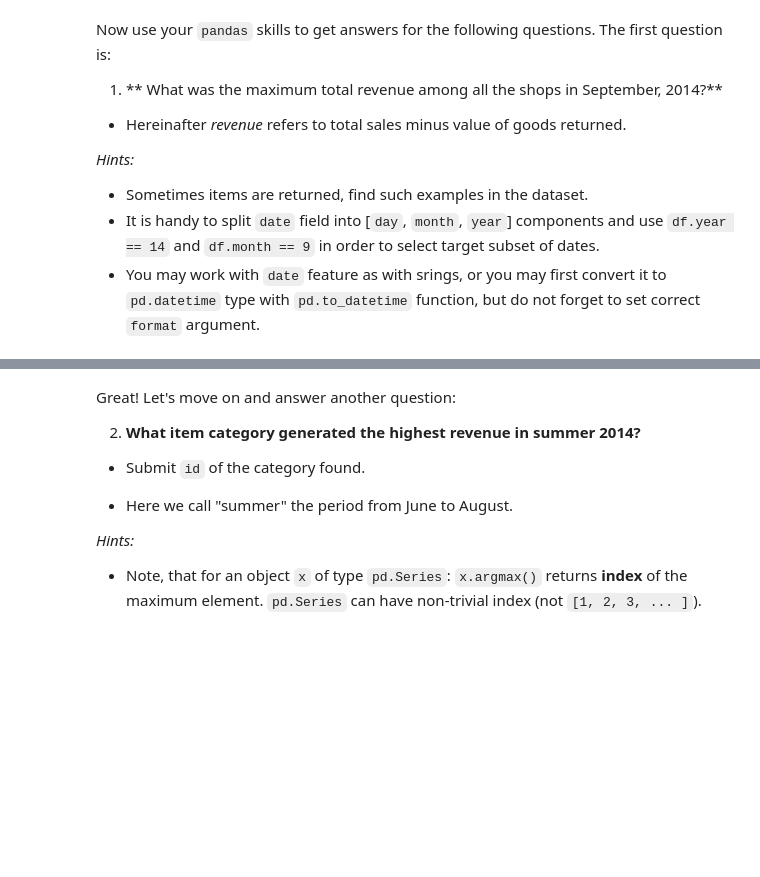
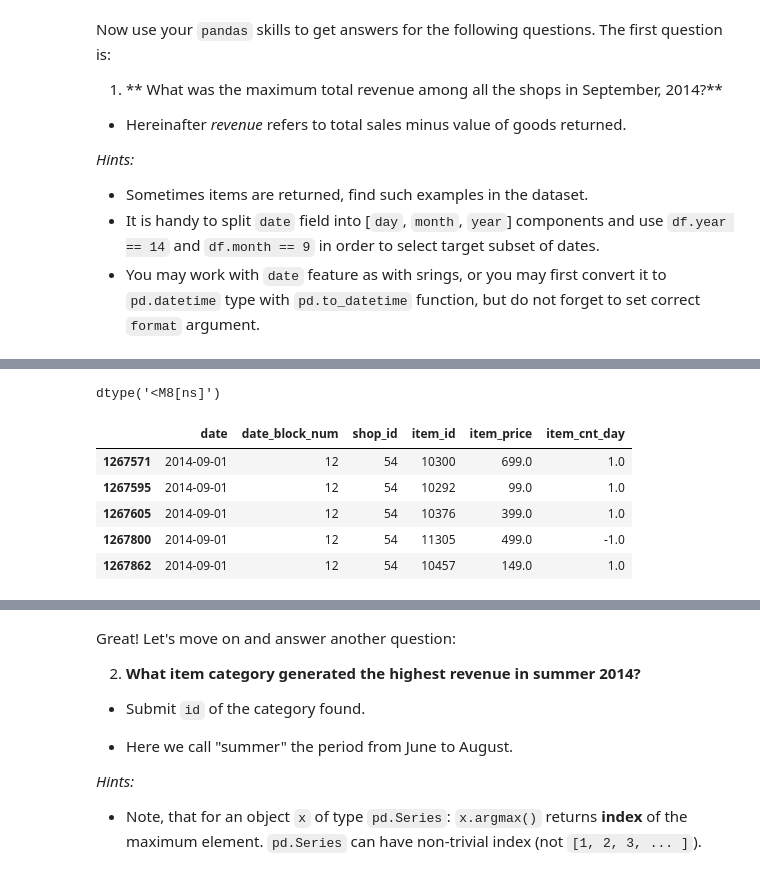
Before and after one commit to jchudb93/competitive-data-science, a Jupyter notebook: Programming assignment, week 1: Pandas basics/PandasBasics.ipynb, the cells around one changed output, grey strips where cells are left out. Drawn from its saved outputs; the diff is of its cells as text; code cells hidden in the pictures; blank space fills up the shorter version.

```diff
--- a/Programming assignment, week 1: Pandas basics/PandasBasics.ipynb
+++ b/Programming assignment, week 1: Pandas basics/PandasBasics.ipynb
@@ -90,0 +108,4 @@ The first question is:
+# %%
+transactions['date'].dtype
+# %% [output]
+dtype('<M8[ns]')
@@ -90,0 +114,9 @@ The first question is:
+# %%
+september_transactions.head()
+# %% [output]
+|  | date | date_block_num | shop_id | item_id | item_price | item_cnt_day |
+| 1267571 | 2014-09-01 | 12 | 54 | 10300 | 699.0 | 1.0 |
+| 1267595 | 2014-09-01 | 12 | 54 | 10292 | 99.0 | 1.0 |
+| 1267605 | 2014-09-01 | 12 | 54 | 10376 | 399.0 | 1.0 |
+| 1267800 | 2014-09-01 | 12 | 54 | 11305 | 499.0 | -1.0 |
+| 1267862 | 2014-09-01 | 12 | 54 | 10457 | 149.0 | 1.0 |
```
Also changed, not shown: parts of 13 cells of this notebook.
